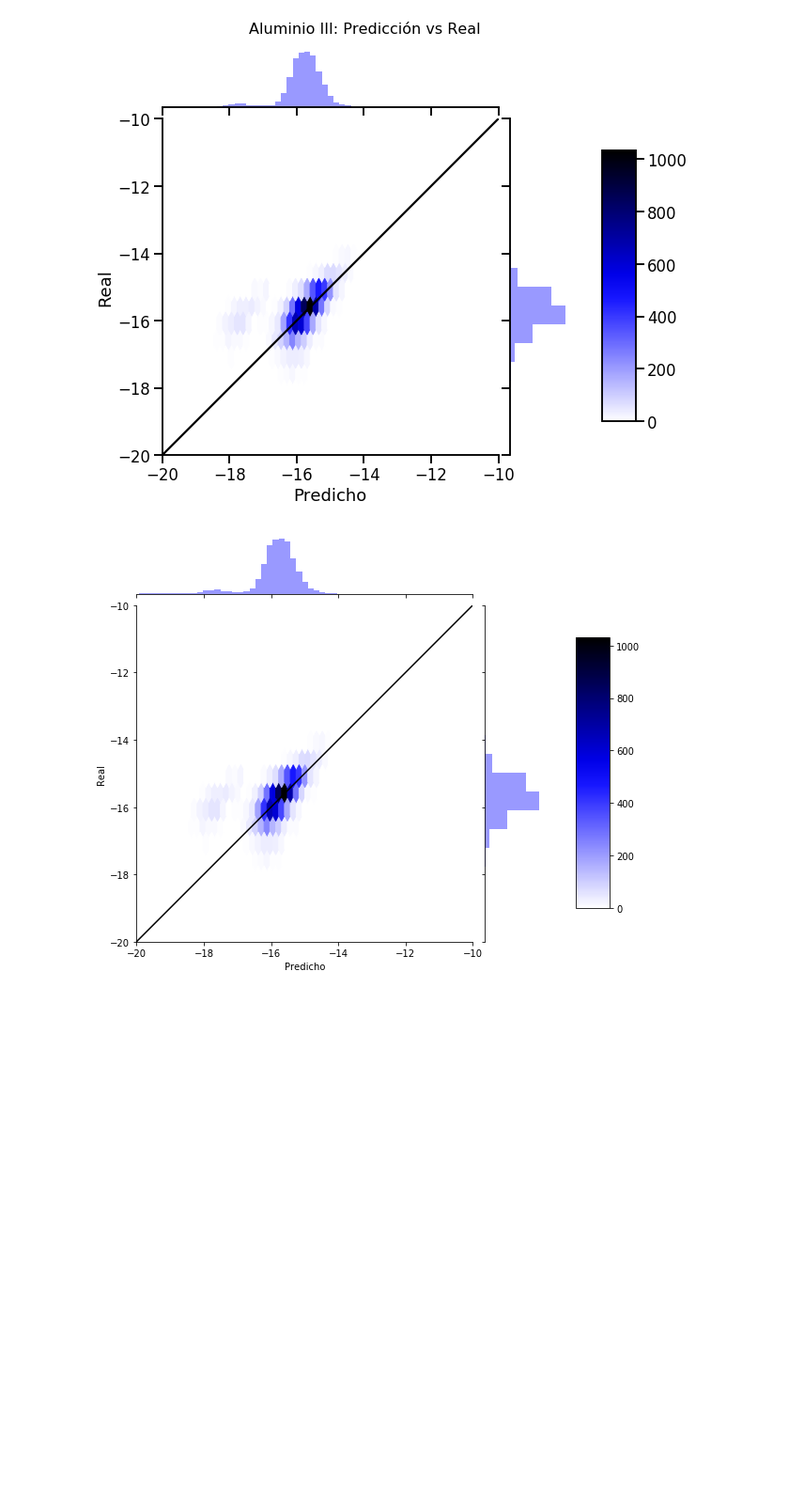
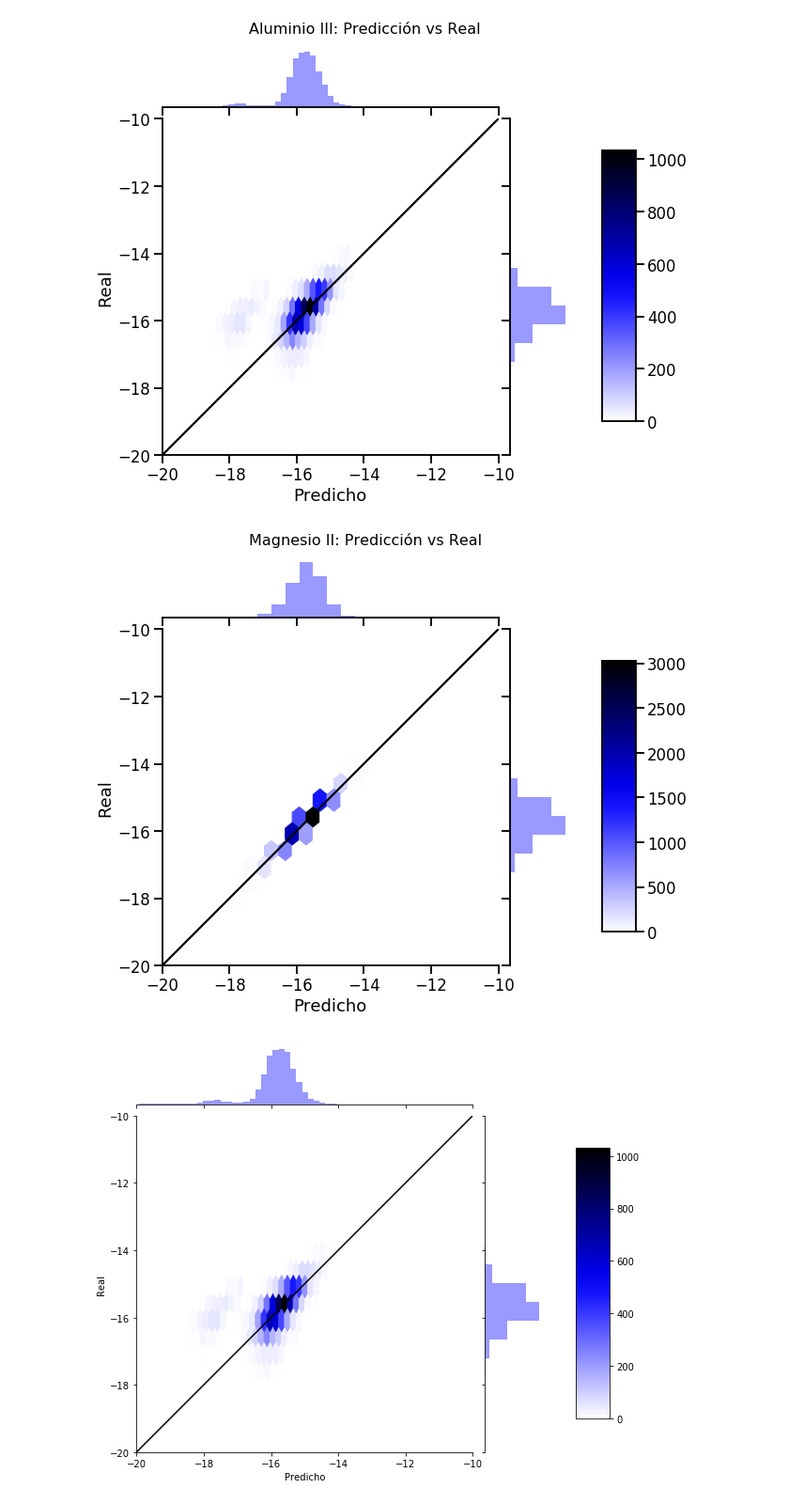
Before and after one commit to astrodatos/proyecto_aape, a Jupyter notebook: RegressionQuasar.ipynb, the cells around one changed output. Shown at 94% size. Saved outputs shown, nothing was run; the diff lists cells and outputs as text; code cells hidden in the pictures; blank space fills up the shorter version.

```diff
--- a/RegressionQuasar.ipynb
+++ b/RegressionQuasar.ipynb
@@ -198,6 +197,7 @@ knn_clf.fit(XC4_train,YC4_train)
 yC4_pred=knn_clf.predict(XC4_test)
 
 cbC4 = sns.jointplot(x=yC4_pred,y=YC4_test, kind="hex",color="b",height=10)
+sns.set_context("talk")
 plt.subplots_adjust(left=0.2, right=0.8, top=0.8, bottom=0.2)
 cbarC4_ax = cbC4.fig.add_axes([.85, .25, .05, .4])
 cbC4.set_axis_labels("Predicho", "Real")
@@ -226,6 +226,7 @@ yC3_pred=knn_clf.predict(XC3_test)
 
 
 cbC3 = sns.jointplot(x=yC3_pred,y=YC3_test, kind="hex",color="b",height=10)
+sns.set_context("talk")
 plt.subplots_adjust(left=0.2, right=0.8, top=0.8, bottom=0.2)
 cbarC3_ax = cbC3.fig.add_axes([.85, .25, .05, .4])
 cbC3.set_axis_labels("Predicho", "Real")
@@ -253,6 +254,7 @@ knn_clf.fit(XAL_train,YAL_train)
 yAL_pred=knn_clf.predict(XAL_test)
 
 cbAL = sns.jointplot(x=yAL_pred,y=YAL_test, kind="hex",color="b",height=10)
+sns.set_context("talk")
 plt.subplots_adjust(left=0.2, right=0.8, top=0.8, bottom=0.2)
 cbarAL_ax = cbAL.fig.add_axes([.85, .25, .05, .4])
 cbAL.set_axis_labels("Predicho", "Real")
@@ -266,6 +268,28 @@ plt.colorbar(cax=cbarAL_ax)
 plt.show()
 # %% [output]
 [figure]
+# %%
+XAL = quasarCompleta.drop('LOGF_MGII',axis=1)
+yAL = quasarCompleta.LOGF_MGII
+XAL_train, XAL_test, YAL_train, YAL_test = train_test_split(XAL, quasarCompleta.LOGF_ALIII, test_size=0.33, random_state=rs)
+knn_clf=KNeighborsRegressor(10)
+knn_clf.fit(XAL_train,YAL_train)
+yAL_pred=knn_clf.predict(XAL_test)
+sns.set_context("talk")
+cbAL = sns.jointplot(x=yAL_pred,y=YAL_test, kind="hex",color="b",height=10)
+plt.subplots_adjust(left=0.2, right=0.8, top=0.8, bottom=0.2)
+cbarAL_ax = cbAL.fig.add_axes([.85, .25, .05, .4])
+cbAL.set_axis_labels("Predicho", "Real")
+cbAL.ax_marg_x.set_xlim(-20,-10)
+cbAL.ax_marg_y.set_ylim(-20,-10)
+cbAL.title = "Aluminio III: Predicción vs Real"
+plt.suptitle('Magnesio II: Predicción vs Real', y=0.84, fontsize = 16)
+cbAL.ax_joint.plot([-20,-10],[-20,-10], 'k')
+plt.colorbar(cax=cbarAL_ax)
+
+plt.show()
+# %% [output]
+[figure, added]
 # %%
 cbAL = sns.jointplot(x=yAL_pred,y=YAL_test, kind="hex",color="b",height=10)
 plt.subplots_adjust(left=0.2, right=0.8, top=0.8, bottom=0.2)
```
Also changed, not shown: parts of 8 cells of this notebook.
